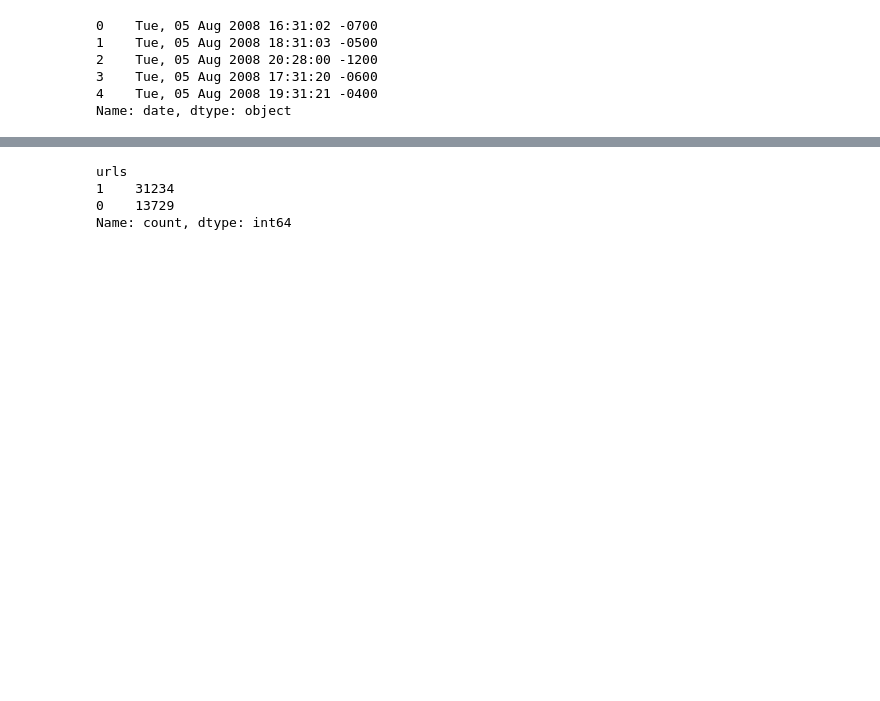
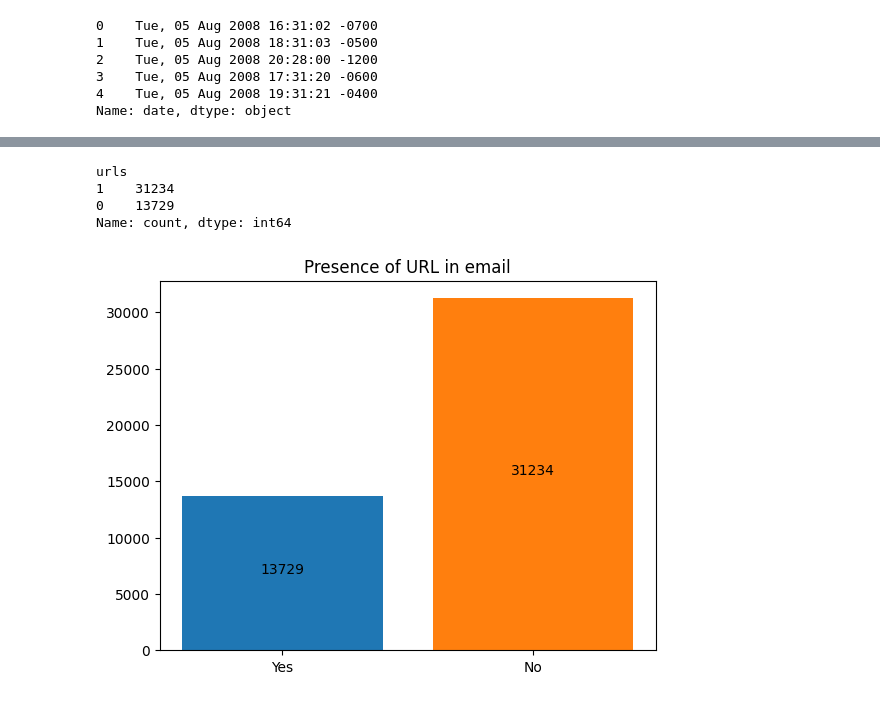
Before and after one commit to Sebastianng100/SIT-INF1002-PROG-FUNDS, a Jupyter notebook: Main/dataExploration.ipynb, the cells around one changed output, grey strips where cells are left out. Cells and saved outputs as stored; diff of their text form; code cells hidden in the pictures; blank space fills up the shorter version.

```diff
--- a/Main/dataExploration.ipynb
+++ b/Main/dataExploration.ipynb
@@ -150,8 +173,16 @@ Improve your  sex life !                                                 1
 Name: count, Length: 19615, dtype: int64
-# %%
-print(dfCombine['urls'].value_counts())
-# %% [output]
-urls
-1    31234
-0    13729
-Name: count, dtype: int64
+# %%
+print(dfCombine['urls'].value_counts())
+x = ['Yes', 'No']
+y = dfCombine['urls'].value_counts(ascending=True)
+plt.bar(x, y, color=['tab:blue','tab:orange'])
+plt.title('Presence of URL in email')
+for i in range(len(y)):
+    plt.text(i , y[i]//2, y[i], ha='center')
+plt.show()
+# %% [output]
+urls
+1    31234
+0    13729
+Name: count, dtype: int64
+[figure, added]
```
Also changed, not shown: parts of 7 cells of this notebook.
